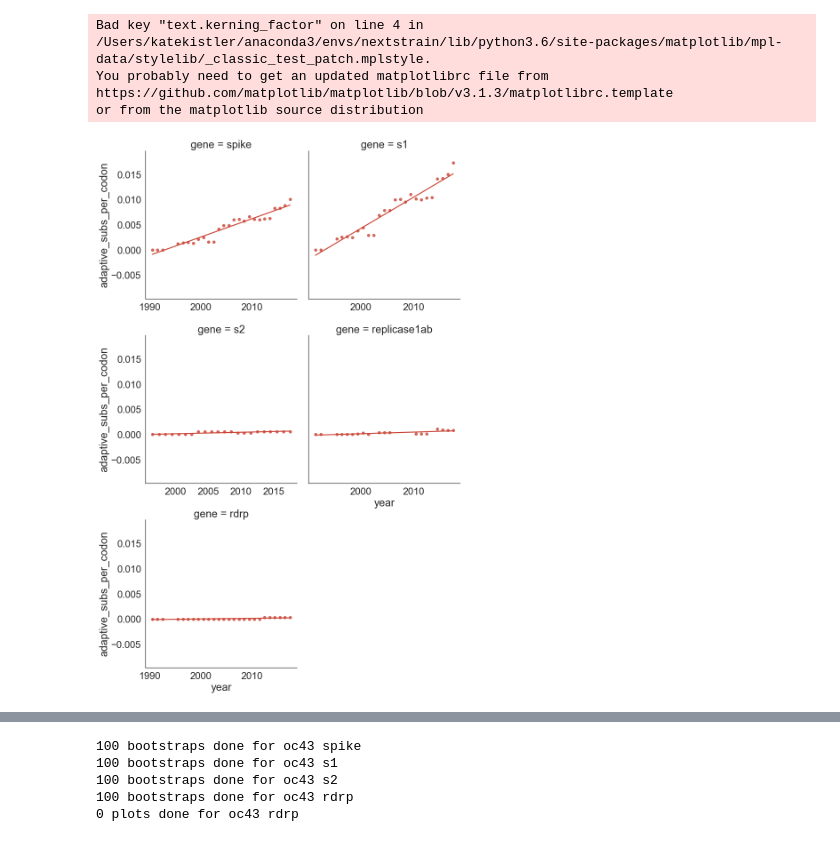
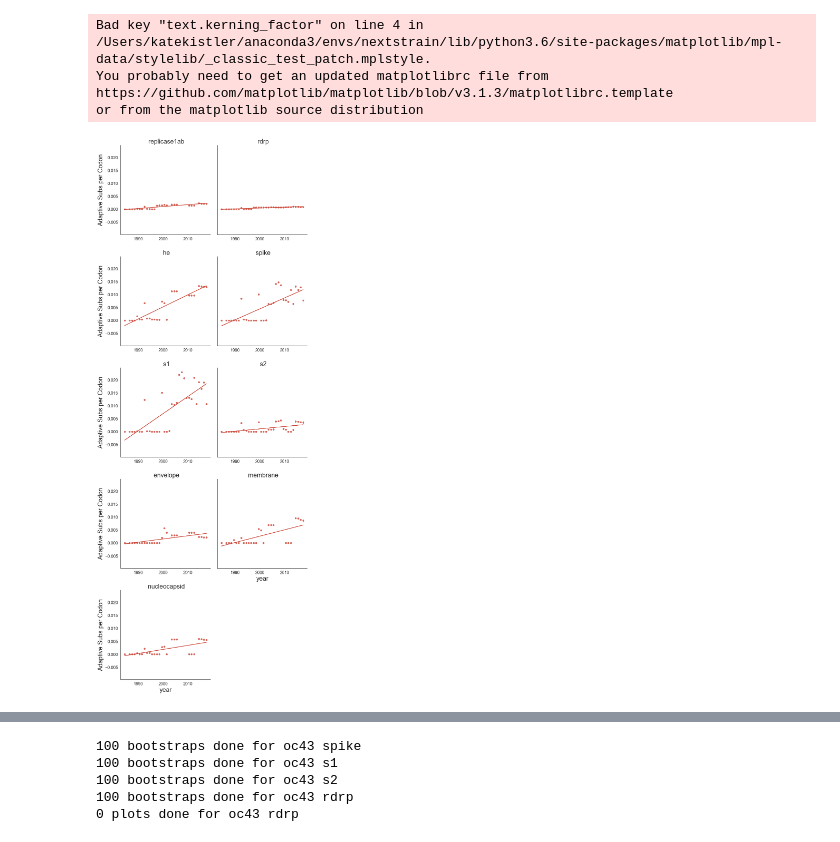
Before and after one commit to blab/seasonal-cov-adaptive-evolution, a Jupyter notebook: antigenic_evolution/bhatt_bootstrapping.ipynb, the cells around one changed output, grey strips where cells are left out. Drawn from its saved outputs; the diff is of its cells as text; code cells hidden in the pictures.

Commit message:
adaptation rates in other genes (like nucleocapsid, envelope)

```diff
--- a/antigenic_evolution/bhatt_bootstrapping.ipynb
+++ b/antigenic_evolution/bhatt_bootstrapping.ipynb
@@ -559,7 +558,7 @@ def plot_adaptive_subs_per_codon(cov, genes, window, clade, min_seqs, midfreq_hi
     data_to_plot = []
 
 #     color_map = {'229e':'#2E86C1', 'oc43': '#CB4335', 'nl63': '#009888', 'hku1': '#7c5295'}
-    color_map = {'oc43A': '#CB4335', 'oc43B':'#FF9A00',  '229e': '#2E86C1',
+    color_map = {'oc43A': '#CB4335', 'oc43B':'#FF9A00', 'oc43': '#CB4335',  '229e': '#2E86C1',
                  'nl63': '#009888', 'nl63A': '#009888', 'nl63B': '#87C735',
                  'hku1': '#7c5295', 'hku1A': '#7c5295', 'hku1B': '#b491c8'}
 
@@ -710,7 +709,8 @@ def plot_adaptive_subs_per_codon(cov, genes, window, clade, min_seqs, midfreq_hi
     if filename:
         g.savefig(filename, dpi=300)
 # %%
-plot_adaptive_subs_per_codon('oc43', ['spike', 's1', 's2', 'replicase1ab', 'rdrp'],
-                             3, 'A', 2, 0.75, 0.15, False)
+plot_adaptive_subs_per_codon('oc43', ['replicase1ab', 'rdrp', 'he', 'spike',
+                                      's1', 's2', 'envelope', 'membrane', 'nucleocapsid'],
+                             3, None, 2, 0.75, 0.15, False)
 # %% [output]
-[figure, old version]
+[figure, new version]
```
Also changed, not shown: parts of 9 cells of this notebook, 15 other files.
